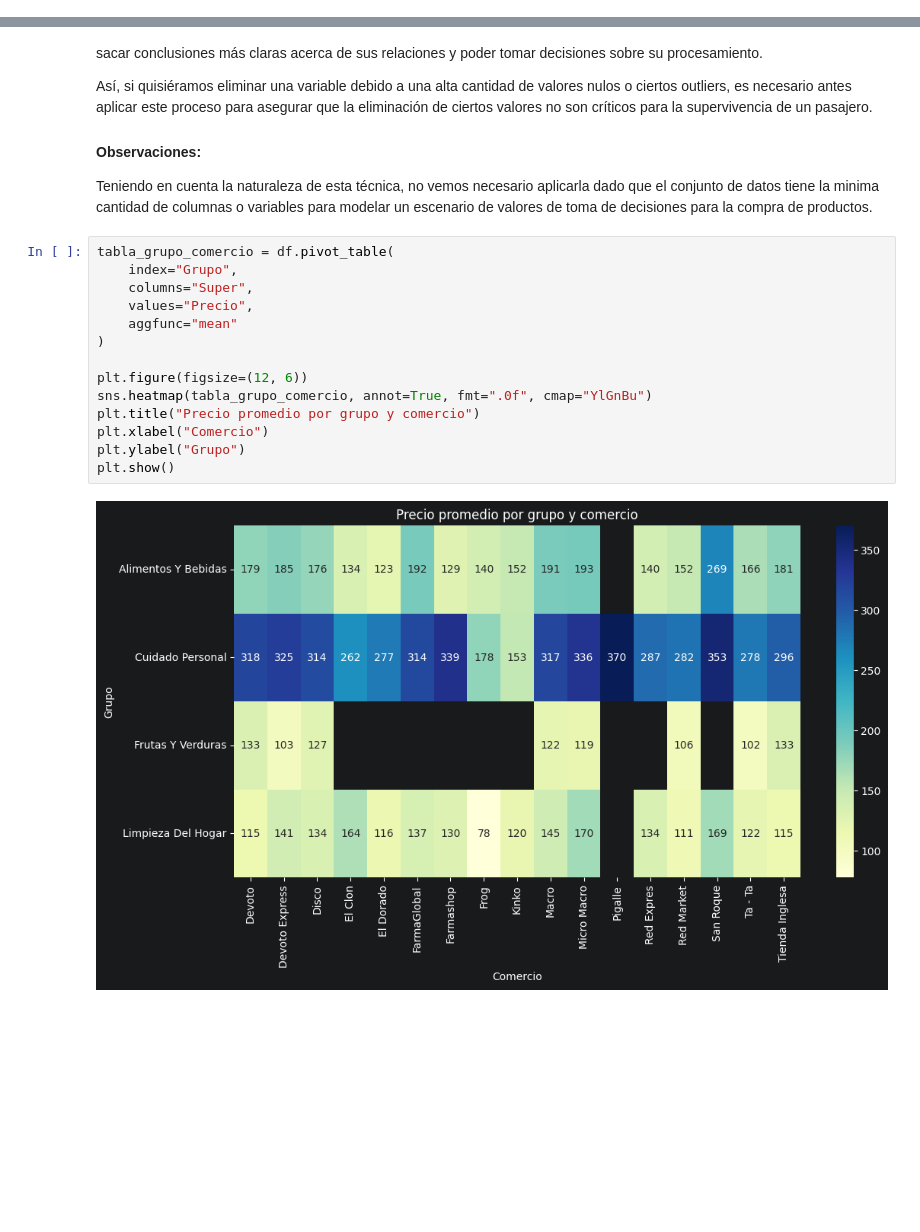
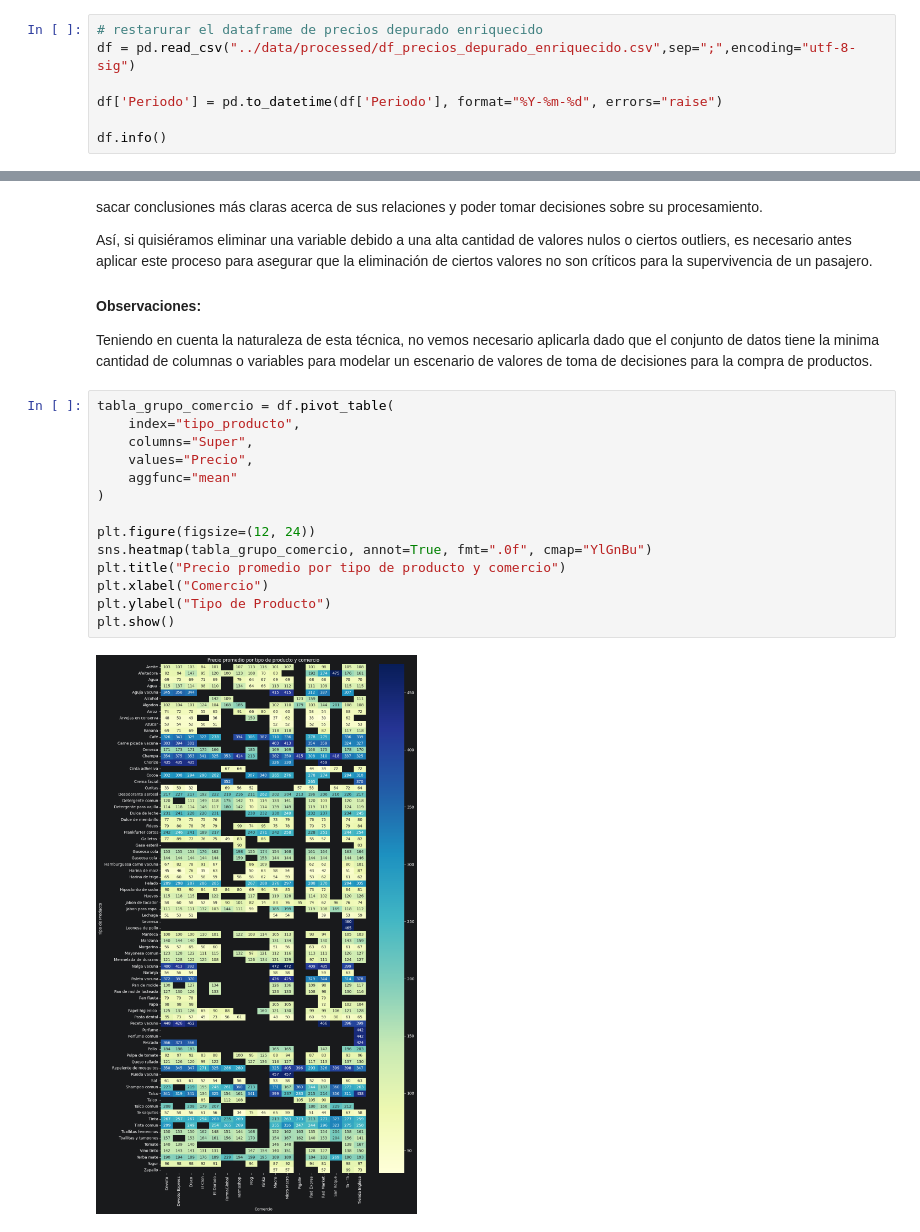
Before and after one commit to magnadata/ucu-python-4-data-analysis-project, a Jupyter notebook: notebooks/practice.ipynb, the cells around one changed output, grey strips where cells are left out. Saved outputs shown, nothing was run; the diff lists cells and outputs as text; blank space fills up the shorter version.

```diff
--- a/notebooks/practice.ipynb
+++ b/notebooks/practice.ipynb
@@ -479,3 +583,10 @@ df
 # df_unico_productos_precios_depurados.csv + mapa_productos_extraidos_canasta.csv
 
 df.to_csv("../data/processed/df_precios_depurado_enriquecido.csv", index=False, encoding="utf-8-sig", sep=";")
+# %%
+# restarurar el dataframe de precios depurado enriquecido
+df = pd.read_csv("../data/processed/df_precios_depurado_enriquecido.csv",sep=";",encoding="utf-8-sig")
+
+df['Periodo'] = pd.to_datetime(df['Periodo'], format="%Y-%m-%d", errors="raise")
+
+df.info()
@@ -544,17 +691,17 @@ Así, si quisiéramos eliminar una variable debido a una alta cantidad de valore
 Teniendo en cuenta la naturaleza de esta técnica, no vemos necesario aplicarla dado que el conjunto de datos tiene la minima cantidad de columnas o variables para modelar un escenario de valores de toma de decisiones para la compra de productos.
 # %%
 tabla_grupo_comercio = df.pivot_table(
-    index="Grupo",
+    index="tipo_producto",
     columns="Super",
     values="Precio",
     aggfunc="mean"
 )
 
-plt.figure(figsize=(12, 6))
+plt.figure(figsize=(12, 24))
 sns.heatmap(tabla_grupo_comercio, annot=True, fmt=".0f", cmap="YlGnBu")
-plt.title("Precio promedio por grupo y comercio")
+plt.title("Precio promedio por tipo de producto y comercio")
 plt.xlabel("Comercio")
-plt.ylabel("Grupo")
+plt.ylabel("Tipo de Producto")
 plt.show()
 # %% [output]
-[figure, old version]
+[figure, new version]
```
Also changed, not shown: parts of 46 cells of this notebook, 3 other files.
